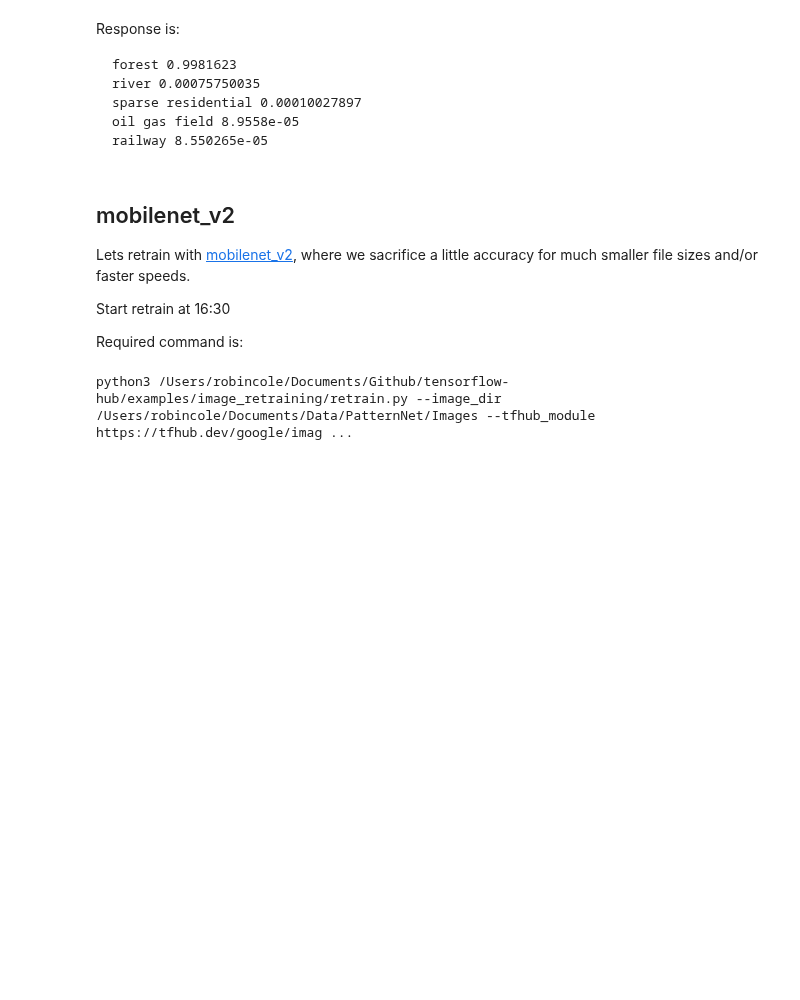
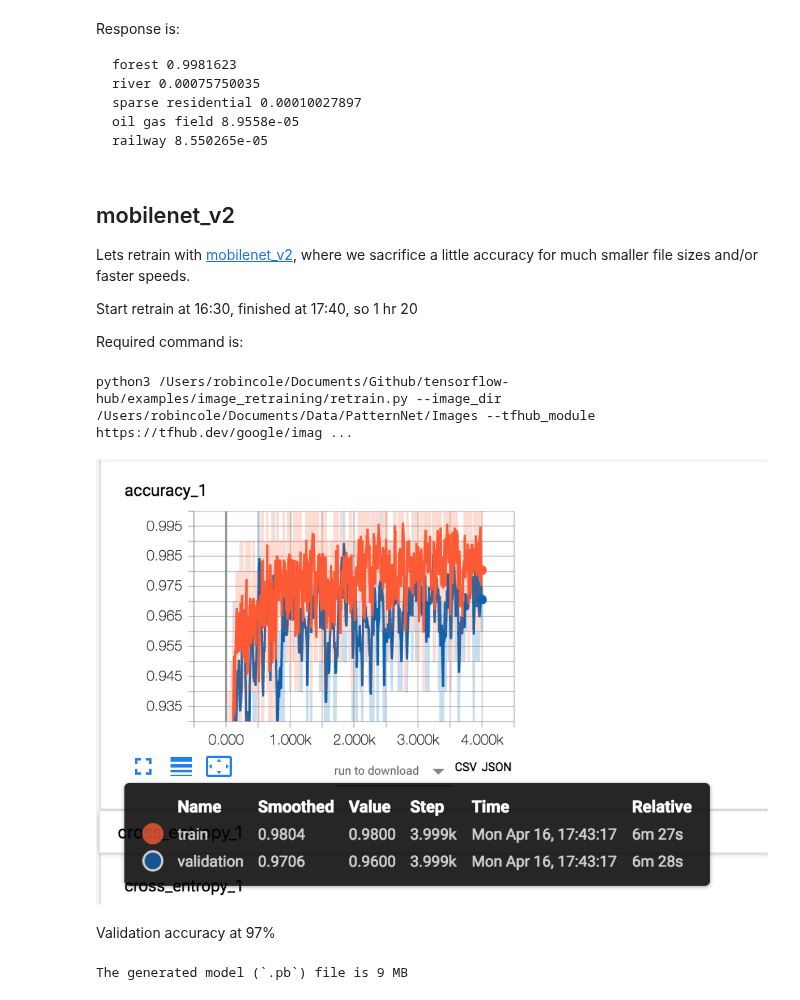
Before and after one commit to satellite-image-deep-learning/techniques, a Jupyter notebook: tensorflow/Tensorflow transfer learning 16-4-2018.ipynb, the cells around one changed output. Drawn from its saved outputs; the diff is of its cells as text; code cells hidden in the pictures; blank space fills up the shorter version.

Commit message:
Adds mobilenet

```diff
--- a/tensorflow/Tensorflow transfer learning 16-4-2018.ipynb
+++ b/tensorflow/Tensorflow transfer learning 16-4-2018.ipynb
@@ -161,7 +161,7 @@ railway 8.550265e-05
 ## mobilenet_v2
 Lets retrain with [mobilenet_v2](https://github.com/tensorflow/models/tree/master/research/slim/nets/mobilenet), where we sacrifice a little accuracy for much smaller file sizes and/or faster speeds.
 
-Start retrain at 16:30
+Start retrain at 16:30, finished at 17:40, so 1 hr 20
 
 Required command is:
 # %%
@@ -169,3 +169,15 @@ run_command_str = "python3 {} --image_dir {} --tfhub_module https://tfhub.dev/go
 print(run_command_str)
 # %% [output]
 python3 /Users/robincole/Documents/Github/tensorflow-hub/examples/image_retraining/retrain.py --image_dir /Users/robincole/Documents/Data/PatternNet/Images --tfhub_module https://tfhub.dev/google/imag ...
+# %%
+Image("../resources/tensorboard_mobilenet.png", width=800)
+# %% [output]
+[figure, added]
+# %% [markdown]
+Validation accuracy at 97%
+# %%
+model_path = "/Users/robincole/Documents/Data/PatternNet/mobilenet_v2/output_graph.pb"
+file_size = int(os.stat(model_path).st_size/1e6)
+print("The generated model (`.pb`) file is {} MB".format(file_size))
+# %% [output]
+The generated model (`.pb`) file is 9 MB
```
Also changed, not shown: 3 other files.
